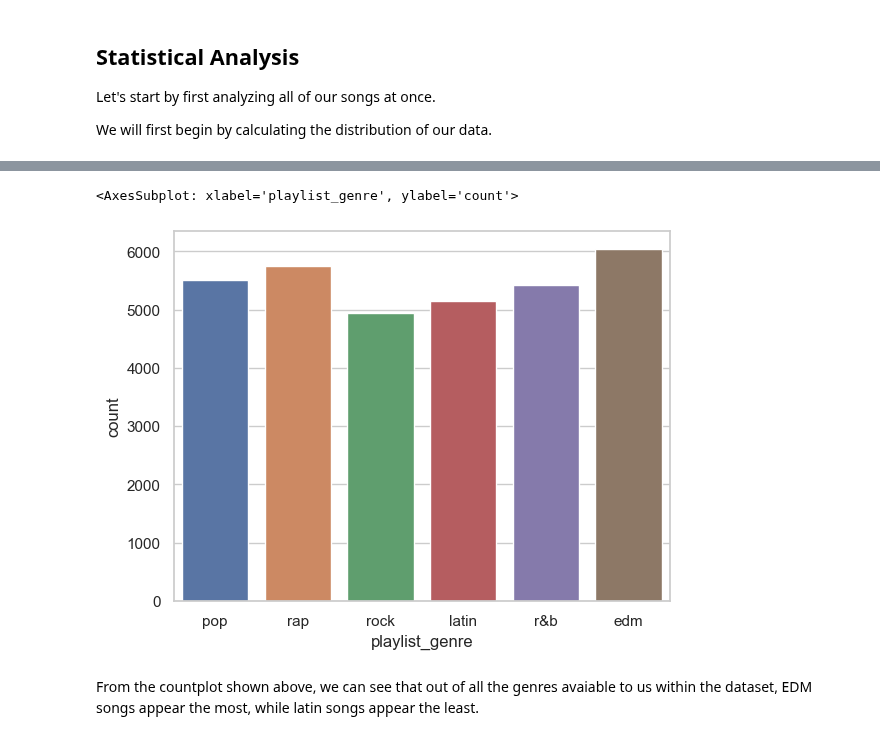
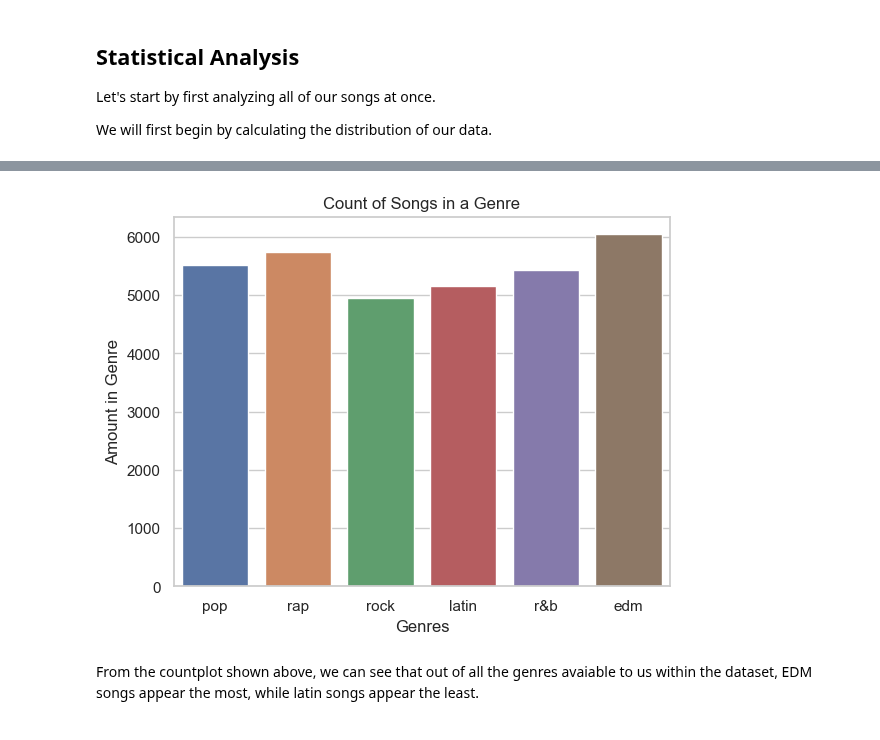
Before and after one commit to RaymondNg0054/cs105_finalproject, a Jupyter notebook: cs105_finalproject.ipynb, the cells around one changed output, grey strips where cells are left out. Saved outputs shown, nothing was run; the diff lists cells and outputs as text; code cells hidden in the pictures.

Commit message:
Changed x-axis and y-axis in countplot

```diff
--- a/cs105_finalproject.ipynb
+++ b/cs105_finalproject.ipynb
@@ -47,10 +47,15 @@ df.describe()
 | max | 0.983000 | 1.000000 | 11.000000 | 1.275000 | 1.000000 | 0.918000 | 0.994000 | 0.994000 | ... |
 # %%
 sns.set_theme(style="whitegrid")
-sns.countplot(x=df["playlist_genre"])
+songFreq = sns.countplot(x=df["playlist_genre"])
+
+songFreq.set(xlabel='Genres',
+       ylabel='Amount in Genre',
+       title='Count of Songs in a Genre')
+
+plt.show()
 # %% [output]
-<AxesSubplot: xlabel='playlist_genre', ylabel='count'>
-[figure, old version]
+[figure, new version]
 # %% [markdown]
 From the countplot shown above, we can see that out of all the genres avaiable to us within the dataset, EDM songs appear the most, while latin songs appear the least.
 # %% [markdown]
```
